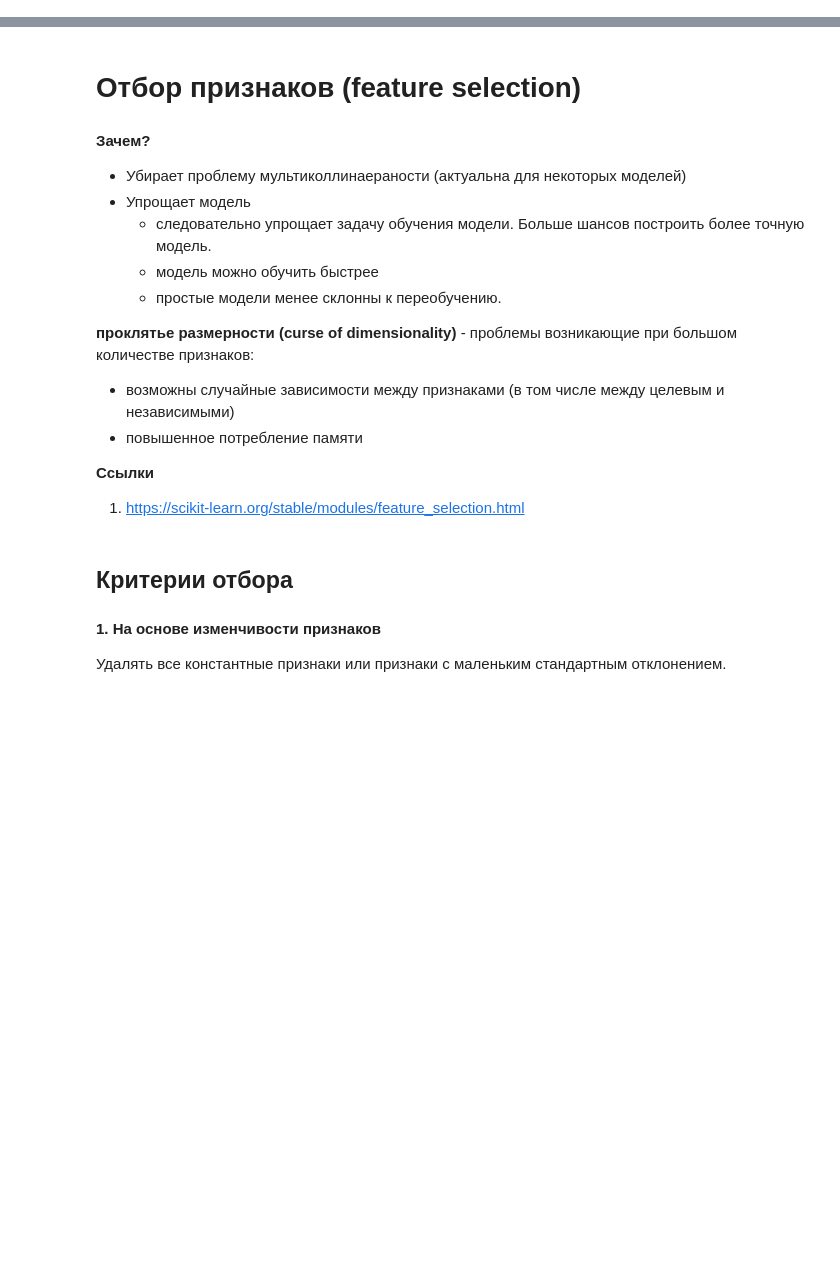
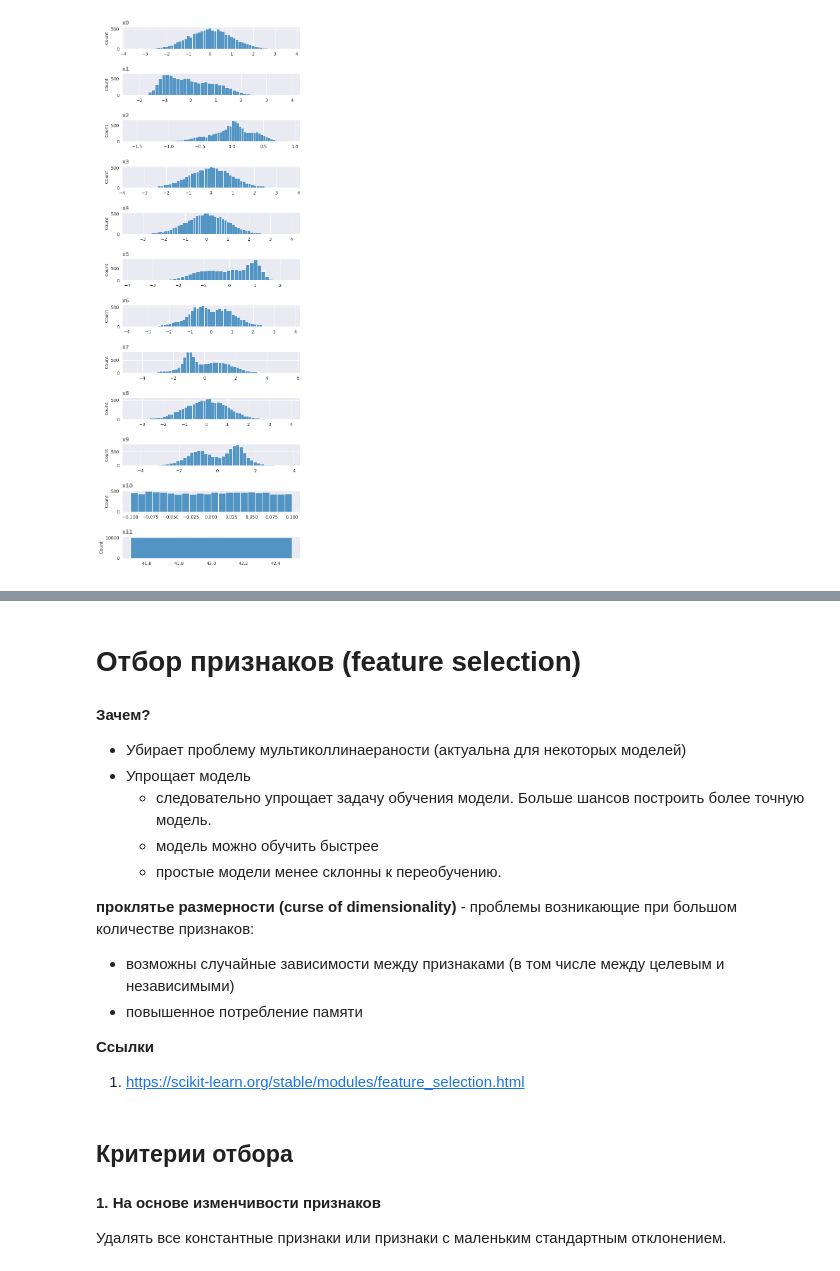
Before and after one commit to ivtipm/ML, a Jupyter notebook: examples/features.ipynb, the cells around one changed output, grey strips where cells are left out. Cells and saved outputs as stored; diff of their text form; code cells hidden in the pictures; blank space fills up the shorter version.

```diff
--- a/examples/features.ipynb
+++ b/examples/features.ipynb
@@ -21,3 +25,18 @@ X.head()
+# %%
+import seaborn
+import matplotlib.pyplot as plt
+
+seaborn.set_style("darkgrid")
+
+RowsCols = len(X.columns), 1        # кортеж, описывающий количество мест для графиков (по строкам, по столбцам)
+fig,_ = plt.subplots( *RowsCols, figsize=(7, 1.5*len(X.columns)) )        # полотно для набора графиков
+fig.tight_layout(pad=3.5)                                               # отступы (padding) между графиками; иначе подзаголовки не влезут
+for i, col in enumerate( X.columns ):
+    plt.subplot( *RowsCols, i+1).set_title(col, fontweight='bold', color='gray', loc='left')
+    plt.xlabel(' ')
+    seaborn.histplot( X[col] )
+# %% [output]
+[figure, added]
 # %%
 X.describe()
 # %% [output]
```
Also changed, not shown: parts of 12 cells of this notebook.
